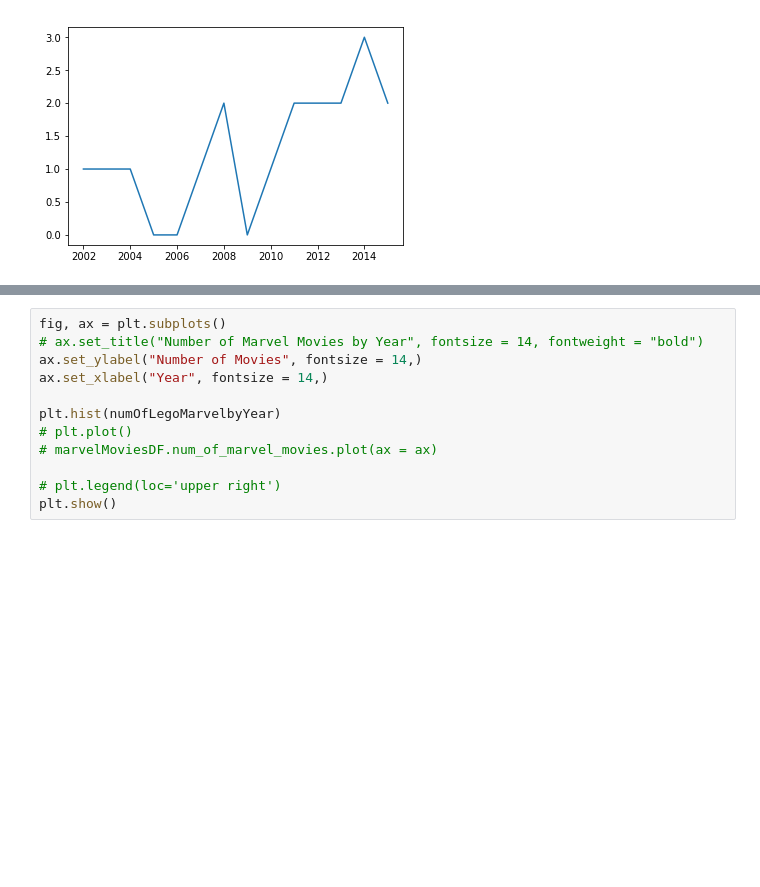
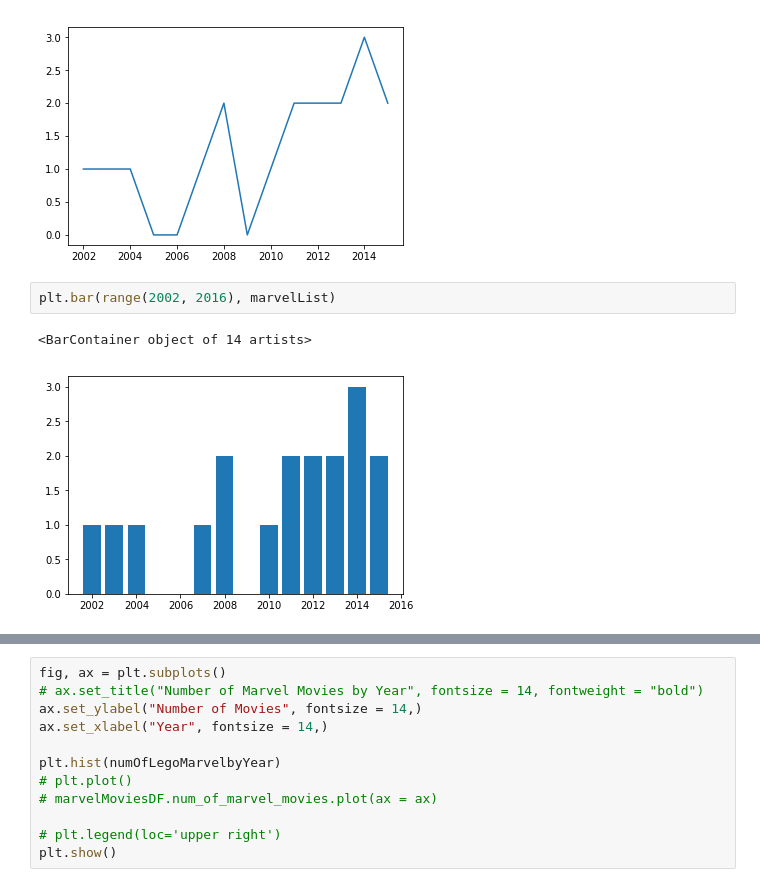
Before and after one commit to PEKKAGOLEM/Final-Project-On-Lego, a Jupyter notebook: finalprojectlego.ipynb, the cells around one changed output, grey strips where cells are left out. Cells and saved outputs as stored; diff of their text form; blank space fills up the shorter version.

Commit message:
edited main project file (almost finished double bar graphs)

```diff
--- a/finalprojectlego.ipynb
+++ b/finalprojectlego.ipynb
@@ -155,3 +155,8 @@ plt.plot(range(2002, 2016), marvelList)
 # %% [output]
 [<matplotlib.lines.Line2D at 0x...>]
 [figure]
+# %%
+plt.bar(range(2002, 2016), marvelList)
+# %% [output]
+<BarContainer object of 14 artists>
+[figure, added]
```
Also changed, not shown: parts of 5 cells of this notebook.
